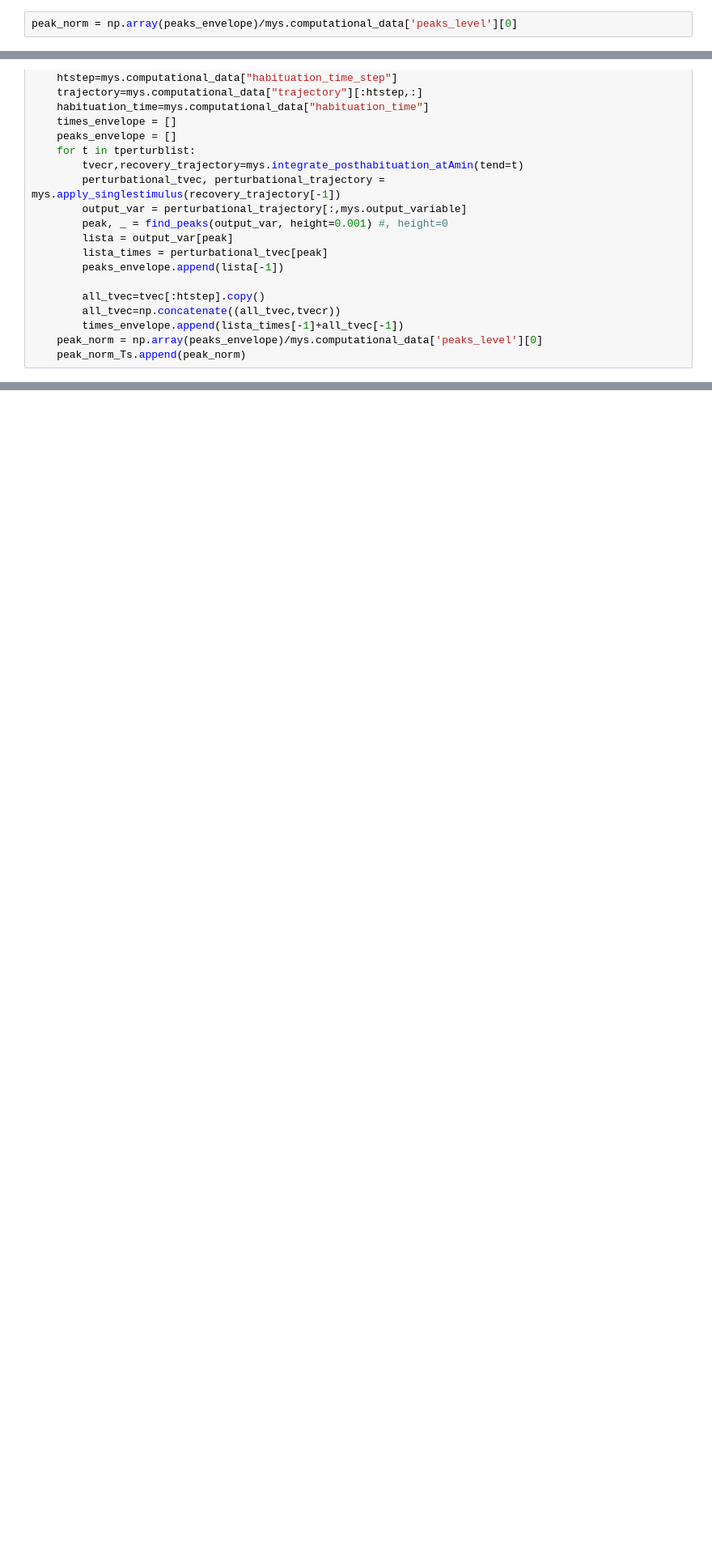
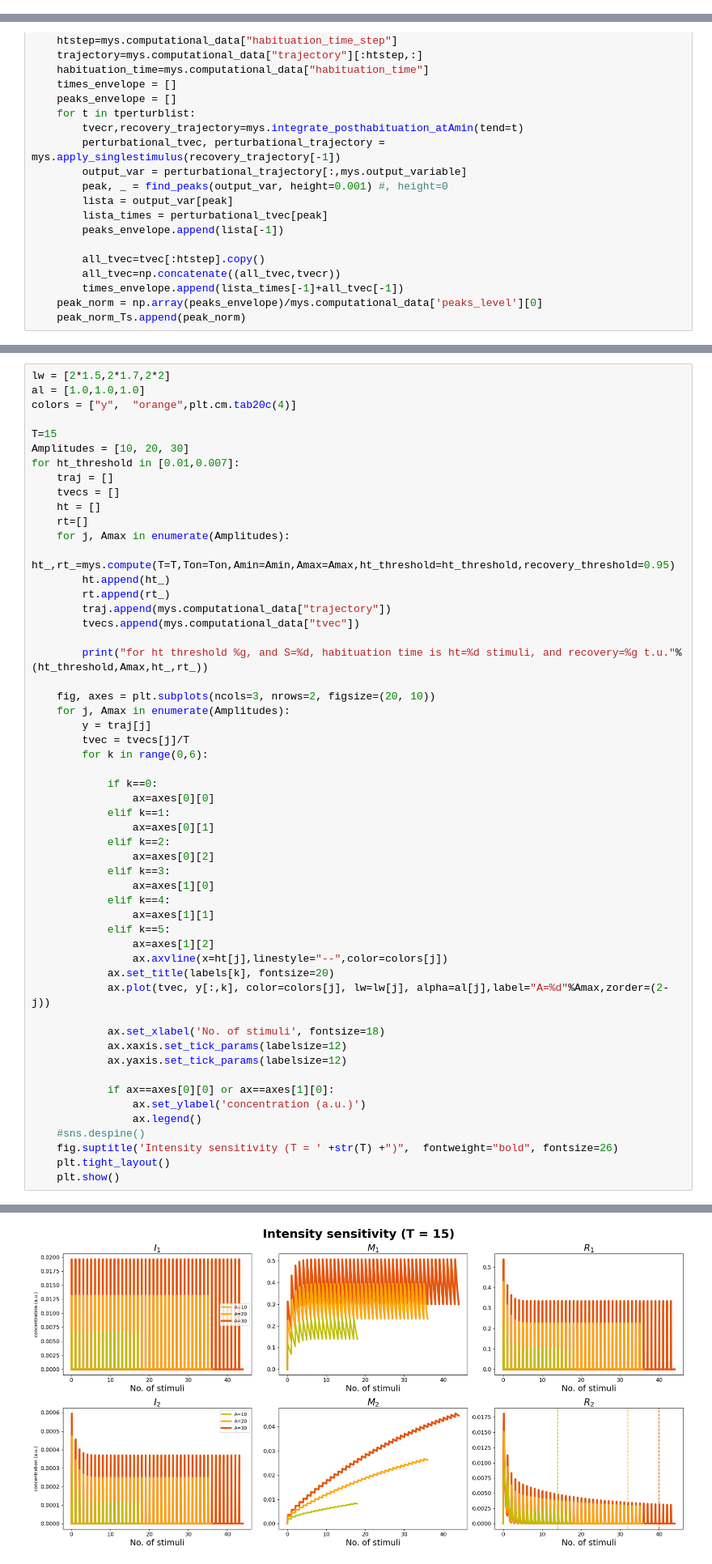
Before and after one commit to theobiolab/habituation, a Jupyter notebook: feedforward_concatenated.ipynb, the cells around one changed output, grey strips where cells are left out. Shown at 81% size. Cells and saved outputs as stored; diff of their text form; blank space fills up the shorter version.

```diff
--- a/feedforward_concatenated.ipynb
+++ b/feedforward_concatenated.ipynb
@@ -175,2 +143,0 @@ tvecr[-1]-tvecr[0] # recovery time
-# %%
-peak_norm = np.array(peaks_envelope)/mys.computational_data['peaks_level'][0]
@@ -235,0 +192,55 @@ plt.show()
+# %%
+lw = [2*1.5,2*1.7,2*2]
+al = [1.0,1.0,1.0]
+colors = ["y",  "orange",plt.cm.tab20c(4)]
+
+T=15
+Amplitudes = [10, 20, 30]
+for ht_threshold in [0.01,0.007]:
+    traj = []
+    tvecs = []
+    ht = []
+    rt=[]
+    for j, Amax in enumerate(Amplitudes):
+        ht_,rt_=mys.compute(T=T,Ton=Ton,Amin=Amin,Amax=Amax,ht_threshold=ht_threshold,recovery_threshold=0.95)
+        ht.append(ht_)
+        rt.append(rt_)
+        traj.append(mys.computational_data["trajectory"])
+        tvecs.append(mys.computational_data["tvec"])
+
+        print("for ht threshold %g, and S=%d, habituation time is ht=%d stimuli, and recovery=%g t.u."%(ht_threshold,Amax,ht_,rt_))
+
+    fig, axes = plt.subplots(ncols=3, nrows=2, figsize=(20, 10))
+    for j, Amax in enumerate(Amplitudes):
+        y = traj[j]
+        tvec = tvecs[j]/T
+        for k in range(0,6):
+
+            if k==0:
+                ax=axes[0][0]
+            elif k==1:
+                ax=axes[0][1]
+            elif k==2:
+                ax=axes[0][2]
+            elif k==3:
+                ax=axes[1][0]
+            elif k==4:
+                ax=axes[1][1]
+            elif k==5:
+                ax=axes[1][2]
+                ax.axvline(x=ht[j],linestyle="--",color=colors[j])
+            ax.set_title(labels[k], fontsize=20)
+            ax.plot(tvec, y[:,k], color=colors[j], lw=lw[j], alpha=al[j],label="A=%d"%Amax,zorder=(2-j))
+
+            ax.set_xlabel('No. of stimuli', fontsize=18)
+            ax.xaxis.set_tick_params(labelsize=12)
+            ax.yaxis.set_tick_params(labelsize=12)
+
+            if ax==axes[0][0] or ax==axes[1][0]:
+                ax.set_ylabel('concentration (a.u.)')
+                ax.legend()
+    #sns.despine()
+    fig.suptitle('Intensity sensitivity (T = ' +str(T) +")",  fontweight="bold", fontsize=26)
+    plt.tight_layout()
+    plt.show()
+# %% [output]
@@ -235,0 +250 @@ plt.show()
+[figure, added]
```
Also changed, not shown: parts of 18 cells of this notebook, 31 other files.
